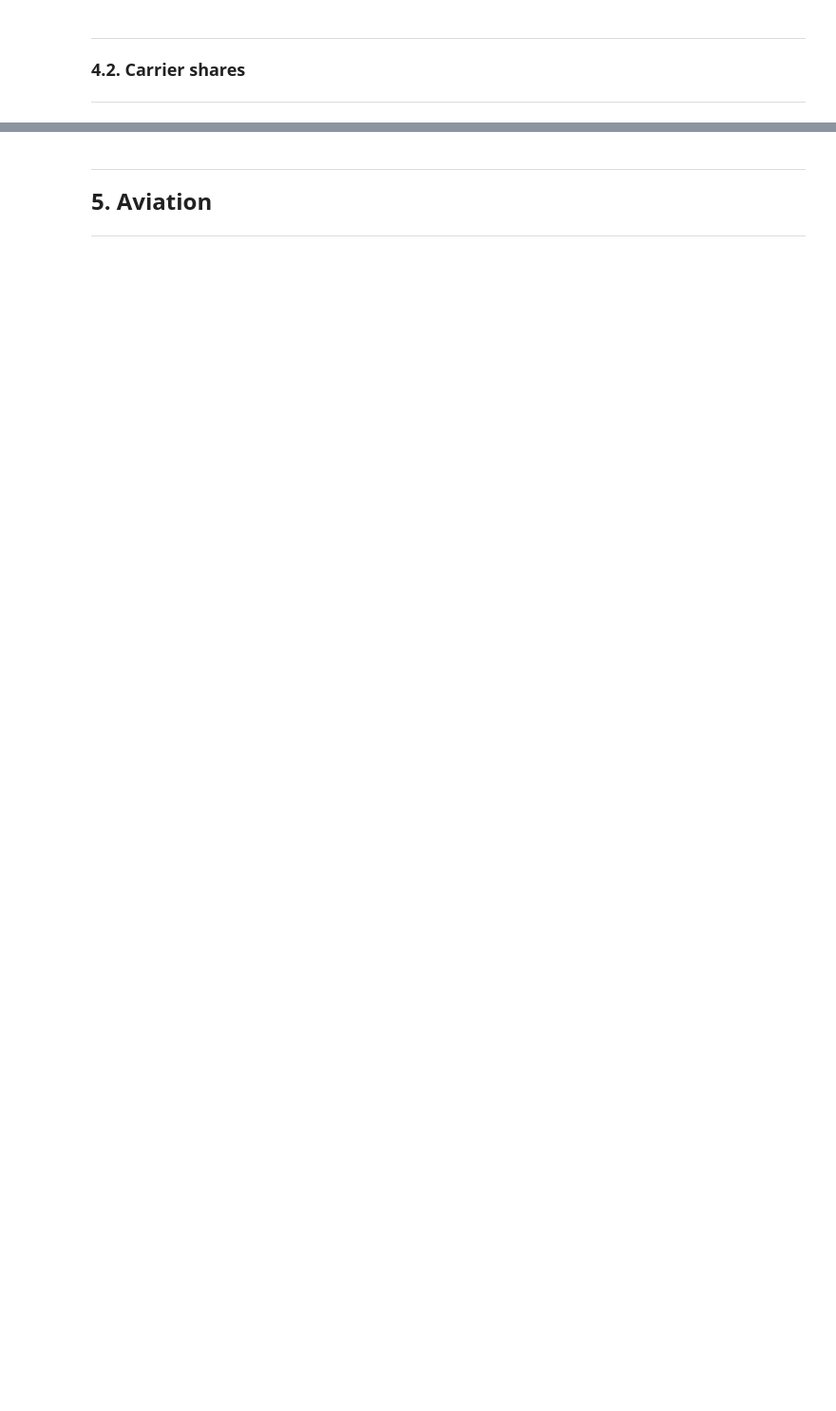
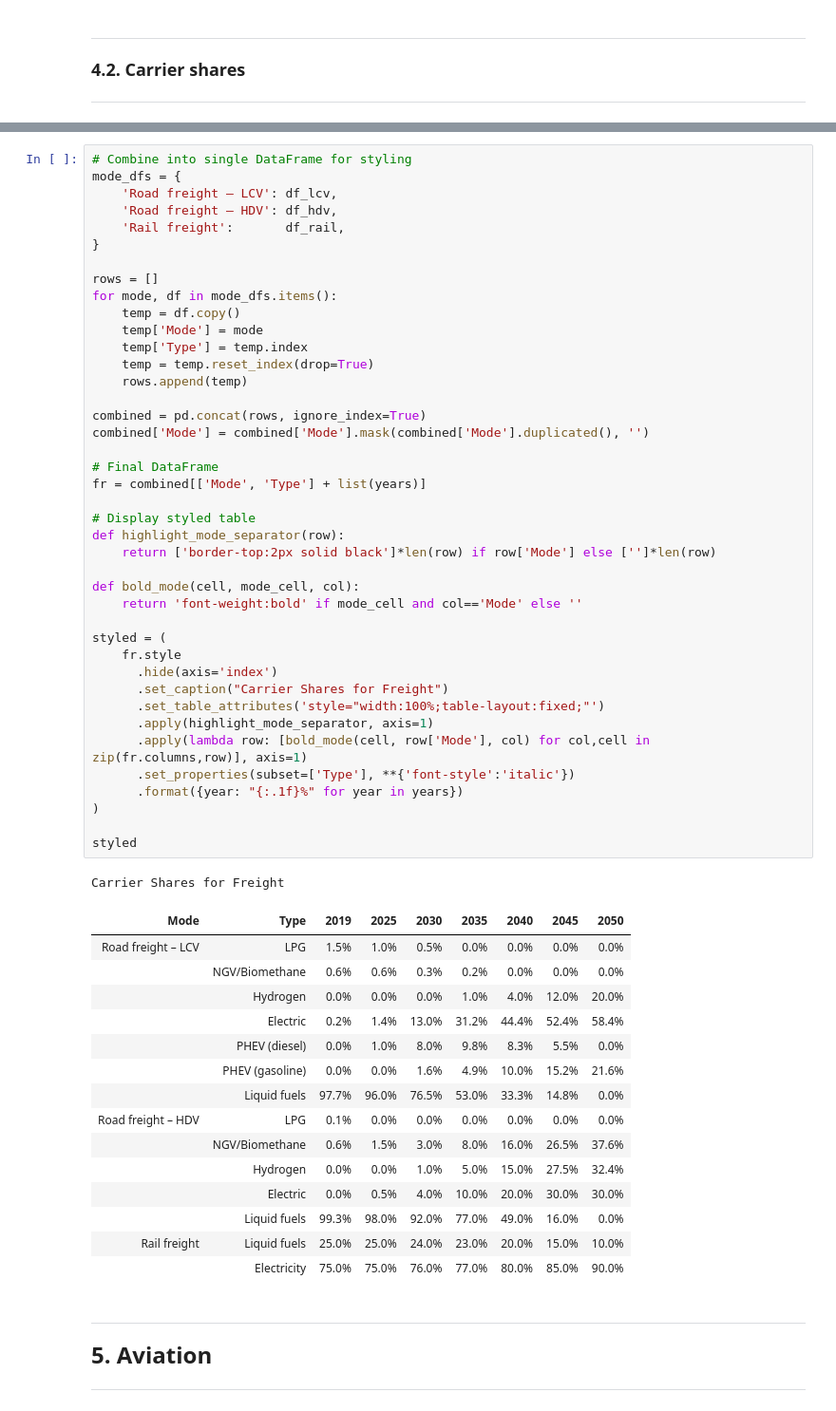
Before and after one commit to Valentine-Bernaerts/negaWatt_jupyter_notebook, a Jupyter notebook: jupyter_notebook/Transport_sector_appendix.ipynb, the cells around one changed output, grey strips where cells are left out. Shown: that part at 95% size. Saved outputs shown, nothing was run; the diff lists cells and outputs as text; blank space fills up the shorter version.

Commit message:
finish the first part of section transport (add freight and aviation)

```diff
--- a/jupyter_notebook/Transport_sector_appendix.ipynb
+++ b/jupyter_notebook/Transport_sector_appendix.ipynb
@@ -875,3 +941,61 @@ Carrier Shares (%)
+# %%
+# Combine into single DataFrame for styling
+mode_dfs = {
+    'Road freight – LCV': df_lcv,
+    'Road freight – HDV': df_hdv,
+    'Rail freight':       df_rail,
+}
+
+rows = []
+for mode, df in mode_dfs.items():
+    temp = df.copy()
+    temp['Mode'] = mode
+    temp['Type'] = temp.index
+    temp = temp.reset_index(drop=True)
+    rows.append(temp)
+
+combined = pd.concat(rows, ignore_index=True)
+combined['Mode'] = combined['Mode'].mask(combined['Mode'].duplicated(), '')
+
+# Final DataFrame
+fr = combined[['Mode', 'Type'] + list(years)]
+
+# Display styled table
+def highlight_mode_separator(row):
+    return ['border-top:2px solid black']*len(row) if row['Mode'] else ['']*len(row)
+
+def bold_mode(cell, mode_cell, col):
+    return 'font-weight:bold' if mode_cell and col=='Mode' else ''
+
+styled = (
+    fr.style
+      .hide(axis='index')
+      .set_caption("Carrier Shares for Freight")
+      .set_table_attributes('style="width:100%;table-layout:fixed;"')
+      .apply(highlight_mode_separator, axis=1)
+      .apply(lambda row: [bold_mode(cell, row['Mode'], col) for col,cell in zip(fr.columns,row)], axis=1)
+      .set_properties(subset=['Type'], **{'font-style':'italic'})
+      .format({year: "{:.1f}%" for year in years})
+)
+
+styled
+# %% [output]
+Carrier Shares for Freight
+| Mode | Type | 2019 | 2025 | 2030 | 2035 | 2040 | 2045 | 2050 |
+| Road freight – LCV | LPG | 1.5% | 1.0% | 0.5% | 0.0% | 0.0% | 0.0% | 0.0% |
+|  | NGV/Biomethane | 0.6% | 0.6% | 0.3% | 0.2% | 0.0% | 0.0% | 0.0% |
+|  | Hydrogen | 0.0% | 0.0% | 0.0% | 1.0% | 4.0% | 12.0% | 20.0% |
+|  | Electric | 0.2% | 1.4% | 13.0% | 31.2% | 44.4% | 52.4% | 58.4% |
+|  | PHEV (diesel) | 0.0% | 1.0% | 8.0% | 9.8% | 8.3% | 5.5% | 0.0% |
+|  | PHEV (gasoline) | 0.0% | 0.0% | 1.6% | 4.9% | 10.0% | 15.2% | 21.6% |
+|  | Liquid fuels | 97.7% | 96.0% | 76.5% | 53.0% | 33.3% | 14.8% | 0.0% |
+| Road freight – HDV | LPG | 0.1% | 0.0% | 0.0% | 0.0% | 0.0% | 0.0% | 0.0% |
+|  | NGV/Biomethane | 0.6% | 1.5% | 3.0% | 8.0% | 16.0% | 26.5% | 37.6% |
+|  | Hydrogen | 0.0% | 0.0% | 1.0% | 5.0% | 15.0% | 27.5% | 32.4% |
+|  | Electric | 0.0% | 0.5% | 4.0% | 10.0% | 20.0% | 30.0% | 30.0% |
+|  | Liquid fuels | 99.3% | 98.0% | 92.0% | 77.0% | 49.0% | 16.0% | 0.0% |
+| Rail freight | Liquid fuels | 25.0% | 25.0% | 24.0% | 23.0% | 20.0% | 15.0% | 10.0% |
+|  | Electricity | 75.0% | 75.0% | 76.0% | 77.0% | 80.0% | 85.0% | 90.0% |
 # %% [markdown]
 
 ---
```
Also changed, not shown: parts of 22 cells of this notebook, 1 other file.
